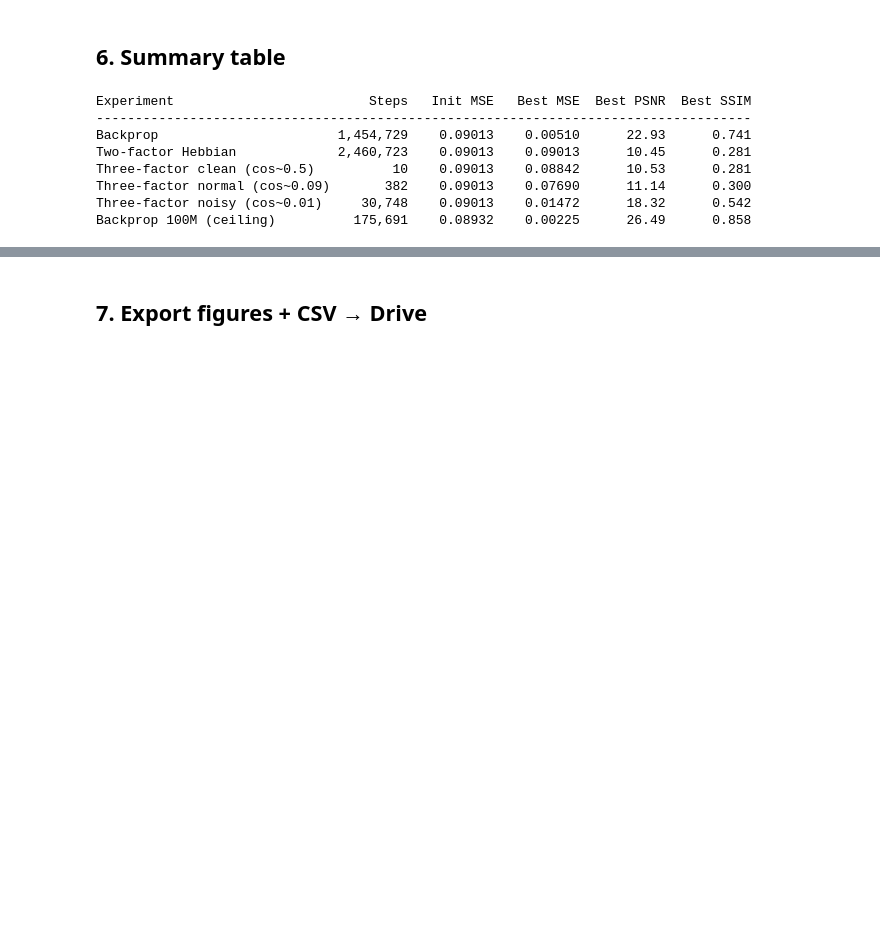
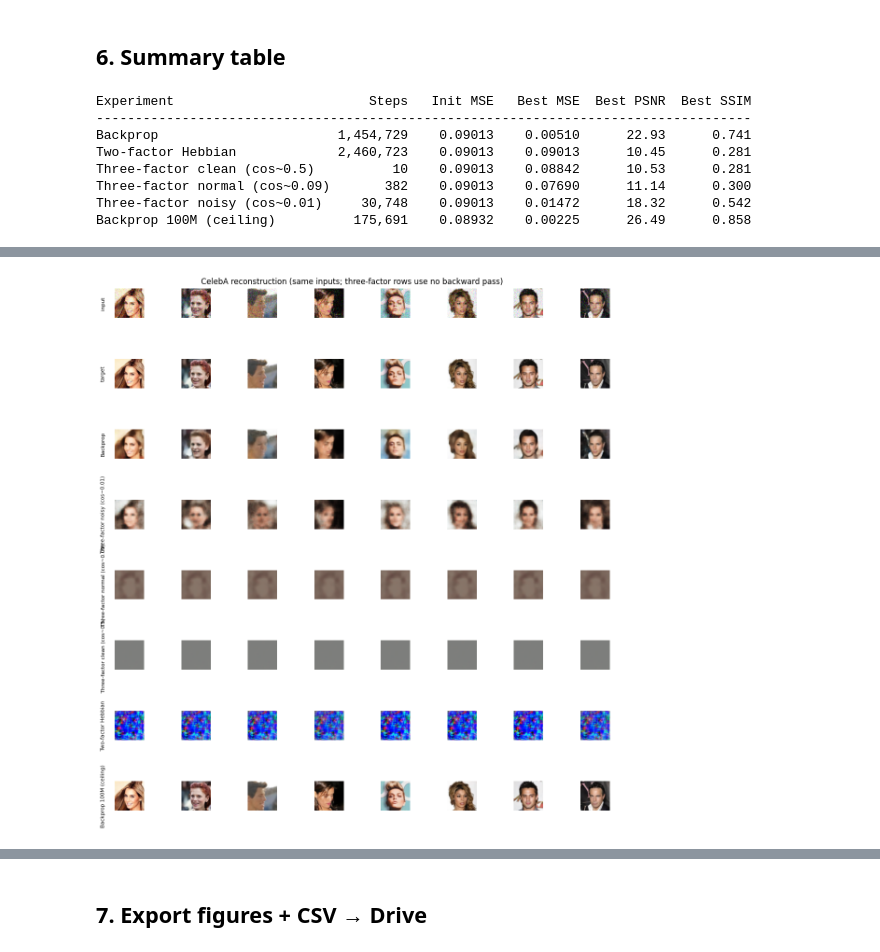
Before and after one commit to cgm2179/Branch_2_Diffusion_Transformer_efficiency_for_small_model, a Jupyter notebook: Section 7 - Cameron's Version/regime 1 - CelebA Denoiser/CelebA Denoiser - 06_compare_results.ipynb, the cells around one changed output, grey strips where cells are left out. Saved outputs shown, nothing was run; the diff lists cells and outputs as text; code cells hidden in the pictures; blank space fills up the shorter version.

```diff
--- a/Section 7 - Cameron's Version/regime 1 - CelebA Denoiser/CelebA Denoiser - 06_compare_results.ipynb
+++ b/Section 7 - Cameron's Version/regime 1 - CelebA Denoiser/CelebA Denoiser - 06_compare_results.ipynb
@@ -257,3 +257,93 @@ Three-factor clean (cos~0.5)          10    0.09013    0.08842      10.53      0
 Three-factor normal (cos~0.09)       382    0.09013    0.07690      11.14      0.300
 Three-factor noisy (cos~0.01)     30,748    0.09013    0.01472      18.32      0.542
 Backprop 100M (ceiling)          175,691    0.08932    0.00225      26.49      0.858
+# %%
+# =============================================================================
+#  fig_recon_celeba.png  --  per-method CelebA reconstruction grid for the paper.
+#  Self-contained: run any time after "## 1. Setup + Load Results" (uses R, CKPT_DIR,
+#  device, LABELS) and before "## 7. Export". Denoiser: the input row is corrupted.
+# =============================================================================
+import os, glob, torch, numpy as np
+import torch.nn as nn
+import matplotlib.pyplot as plt
+from PIL import Image
+
+# 1) CelebA images (download a handful if missing)
+CELEBA_ROOT = globals().get('CELEBA_ROOT', '/content/celeba')
+if not glob.glob(os.path.join(CELEBA_ROOT, '**', '*.jpg'), recursive=True):
+    try:
+        import shutil
+        os.makedirs(os.path.expanduser('~/.kaggle'), exist_ok=True)
+        if os.path.exists('kaggle.json'):
+            shutil.copy('kaggle.json', os.path.expanduser('~/.kaggle/kaggle.json'))
+            os.chmod(os.path.expanduser('~/.kaggle/kaggle.json'), 0o600)
+        os.system('pip -q install kaggle')
+        os.system('kaggle datasets download -d jessicali9530/celeba-dataset -p "%s" --unzip -q' % CELEBA_ROOT)
+    except Exception as e:
+        print('Kaggle download failed:', e)
+_fs = sorted(glob.glob(os.path.join(CELEBA_ROOT, '**', '*.jpg'), recursive=True))[:8]
+assert _fs, 'no CelebA jpgs under %r -- upload kaggle.json and re-run.' % CELEBA_ROOT
+
+# 2) ConvAE (identical to the training notebooks)
+class ConvAE(nn.Module):
+    def __init__(self, conv_c=32, latent=116):
+        super().__init__(); c2 = 2*conv_c
+        self.enc = nn.Sequential(
+            nn.Conv2d(3, conv_c, 3, 2, 1), nn.ReLU(),
+            nn.Conv2d(conv_c, conv_c, 3, 2, 1), nn.ReLU(),
+            nn.Conv2d(conv_c, c2, 3, 2, 1), nn.ReLU())
+        self._c2 = c2
+        self.fc1 = nn.Linear(c2*8*8, latent); self.fc2 = nn.Linear(latent, c2*8*8)
+        self.dec = nn.Sequential(
+            nn.Upsample(scale_factor=2, mode='nearest'), nn.Conv2d(c2, conv_c, 3, padding=1), nn.ReLU(),
+            nn.Upsample(scale_factor=2, mode='nearest'), nn.Conv2d(conv_c, conv_c, 3, padding=1), nn.ReLU(),
+            nn.Upsample(scale_factor=2, mode='nearest'), nn.Conv2d(conv_c, 3, 3, padding=1))
+    def forward(self, x):
+        h = self.enc(x); b = h.shape[0]
+        z = self.fc1(h.reshape(b, -1)); h2 = self.fc2(z).reshape(b, self._c2, 8, 8)
+        return self.dec(h2)
+
+def _ckpt(m):
+    for d in [CKPT_DIR] + EXTRA_CKPT_DIRS:
+        p = os.path.join(d, f'{m}.pt')
+        if os.path.exists(p): return p
+    return None
+
+# 3) same 8 inputs for every method (denoiser: corrupt with the run's sigma+seed)
+def _dec(p):
+    im = Image.open(p).convert('RGB'); w, h = im.size; s = min(w, h)
+    im = im.crop(((w-s)//2, (h-s)//2, (w+s)//2, (h+s)//2)).resize((64, 64), Image.BILINEAR)
+    return torch.from_numpy(np.asarray(im, np.float32)/255.).permute(2, 0, 1)
+x = torch.stack([_dec(p) for p in _fs]).to(device)
+_cfg0 = next(iter(R.values()))['meta']['config']; _sig = _cfg0.get('CORRUPT_SIGMA', 0)
+torch.manual_seed(_cfg0.get('SEED', 0))
+xin = x + _sig*torch.randn_like(x) if _sig > 0 else x
+
+# 4) reconstruct with each available method
+order = [m for m in ['backprop','three_factor_noisy','three_factor_normal',
+                     'three_factor_clean','two_factor','backprop_100M'] if _ckpt(m)]
+rows = [('input', xin.clamp(0,1)), ('target', x)]
+for m in order:
+    cfg = R[m]['meta']['config']
+    net = ConvAE(cfg['CONV_C'], cfg['LATENT']).to(device)
+    ck = torch.load(_ckpt(m), map_location=device)['method']
+    net.load_state_dict(ck['net'] if 'net' in ck else ck['params']); net.eval()
+    with torch.no_grad(): rec = torch.sigmoid(net(xin)).clamp(0, 1)
+    rows.append((LABELS.get(m, m), rec))
+
+# 5) grid -> save -> download
+n = 8; fig, ax = plt.subplots(len(rows), n, figsize=(1.5*n, 1.5*len(rows)))
+for r, (lab, imgs) in enumerate(rows):
+    for j in range(n):
+        ax[r, j].imshow(imgs[j].permute(1,2,0).cpu().clamp(0,1).numpy()); ax[r, j].axis('off')
+    ax[r, 0].text(-0.4, 0.5, lab, rotation=90, va='center', ha='center', fontsize=8,
+                  transform=ax[r, 0].transAxes)
+plt.suptitle('CelebA reconstruction (same inputs; three-factor rows use no backward pass)')
+plt.tight_layout()
+fig.savefig('fig_recon_celeba.png', dpi=150, bbox_inches='tight'); print('saved fig_recon_celeba.png')
+plt.show()
+try:
+    from google.colab import files; files.download('fig_recon_celeba.png')
+except Exception as e:
+    print('download skipped (not on Colab):', e)
+# %% [output]
@@ -259,0 +351 @@ Backprop 100M (ceiling)          175,691    0.08932    0.00225      26.49      0
+[figure, added]
```
Also changed, not shown: parts of 1 cell of this notebook.
